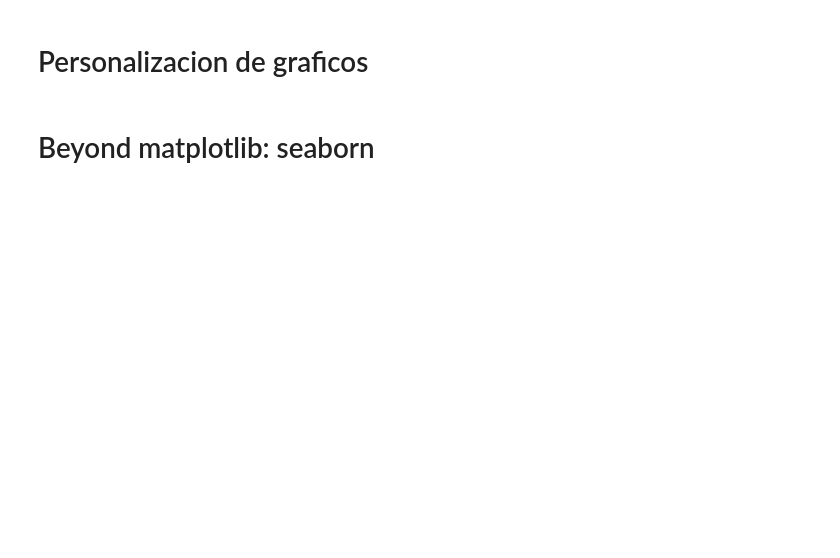
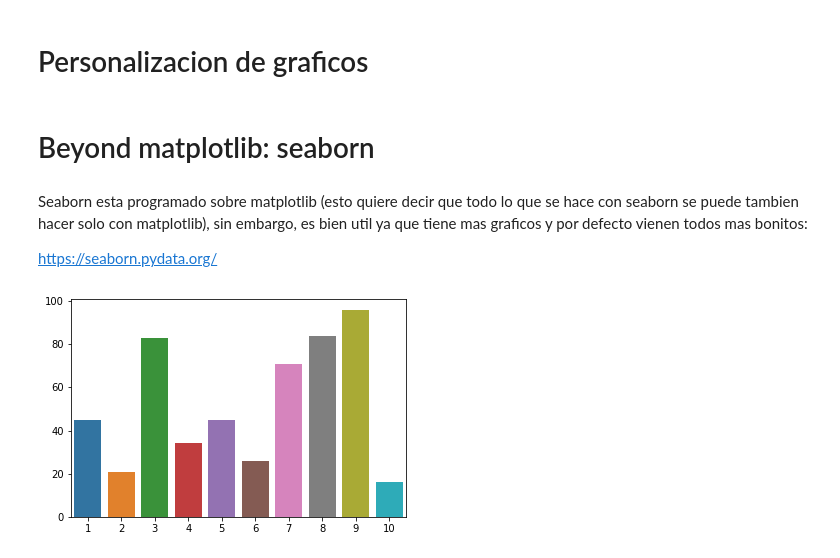
Before and after one commit to TamaraCucumides/TallerPythonMIA, a Jupyter notebook: Sesion 3 - Visualizaciones/Visualizaciones.ipynb, the cells around one changed output. Saved outputs shown, nothing was run; the diff lists cells and outputs as text; code cells hidden in the pictures; blank space fills up the shorter version.

```diff
--- a/Sesion 3 - Visualizaciones/Visualizaciones.ipynb
+++ b/Sesion 3 - Visualizaciones/Visualizaciones.ipynb
@@ -89,2 +97,11 @@ plt.bar(x,y)
 # %% [markdown]
 # Beyond matplotlib: seaborn
+# %% [markdown]
+Seaborn esta programado sobre matplotlib (esto quiere decir que todo lo que se hace con seaborn se puede tambien hacer solo con matplotlib), sin embargo, es bien util ya que tiene mas graficos y por defecto vienen todos mas bonitos:
+
+https://seaborn.pydata.org/
+# %%
+sns.barplot(x=x,y=y)
+plt.show()
+# %% [output]
+[figure, added]
```
Also changed, not shown: parts of 6 cells of this notebook.
